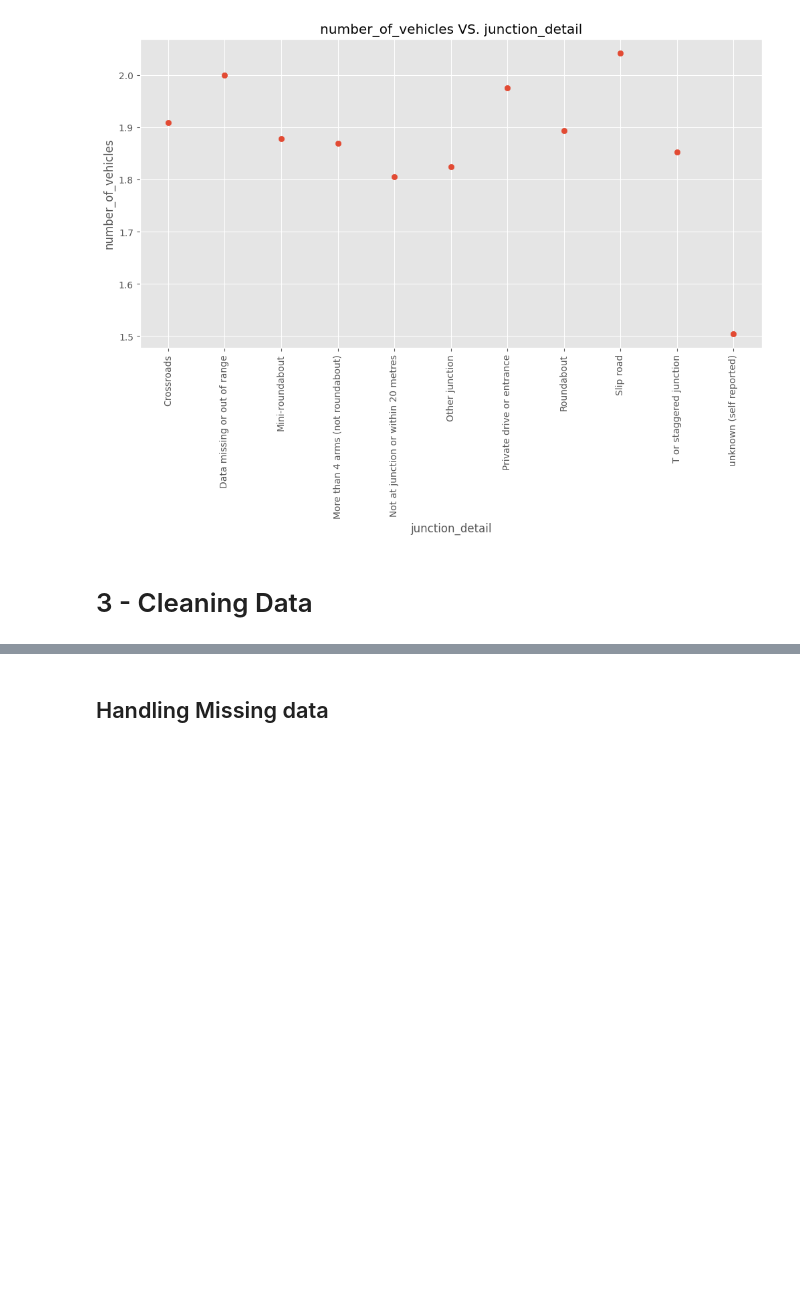
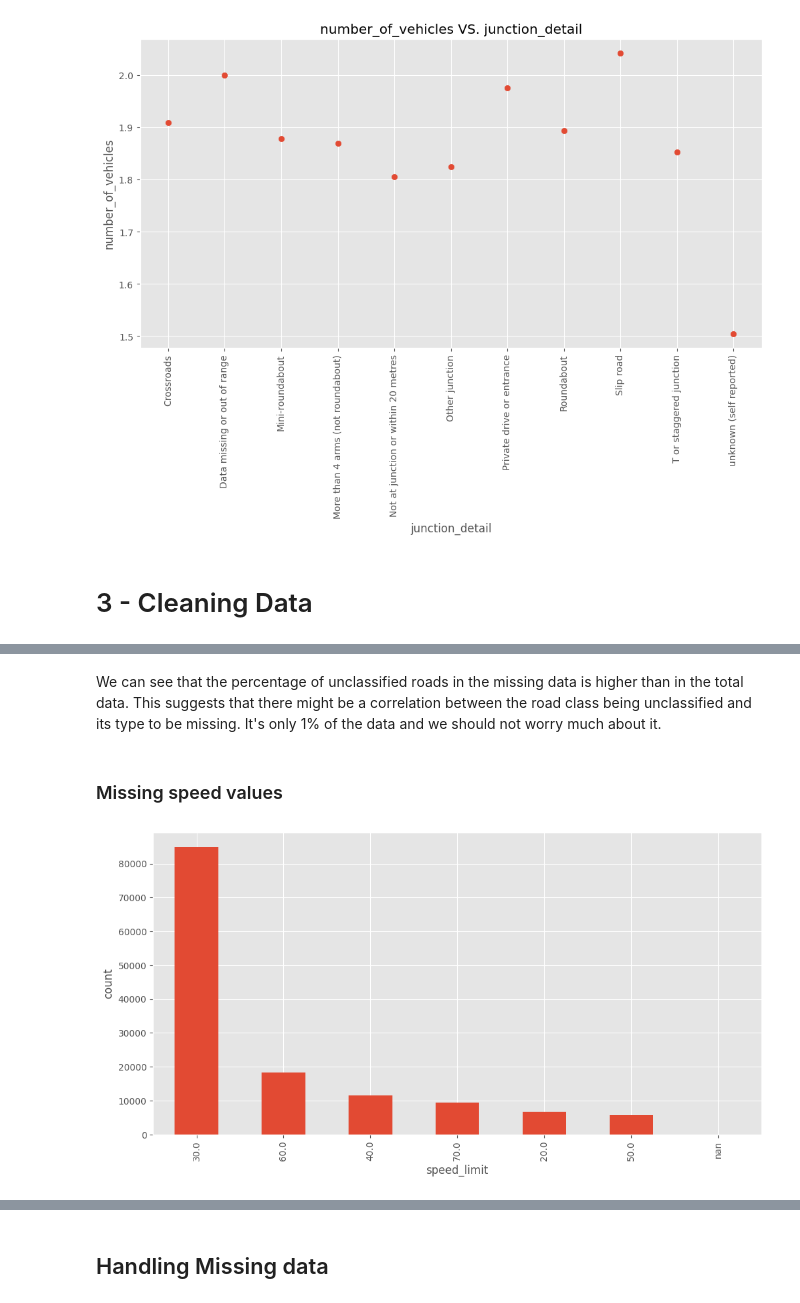
Before and after one commit to Abdelrahman-Khater/DE, a Jupyter notebook: Milestone 1 template.ipynb, the cells around one changed output, grey strips where cells are left out. Cells and saved outputs as stored; diff of their text form; code cells hidden in the pictures; blank space fills up the shorter version.

```diff
--- a/Milestone 1 template.ipynb
+++ b/Milestone 1 template.ipynb
@@ -226,0 +315,9 @@ plt.show()
+# %% [markdown]
+We can see that the percentage of unclassified roads in the missing data is higher than in the total data. This suggests that there might be a correlation between the road class being unclassified and its type to be missing.
+It's only 1% of the data and we should not worry much about it.
+# %% [markdown]
+### Missing speed values
+# %%
+visualize_cols_values_cnt(dataset, 'speed_limit')
+# %% [output]
+[figure, added]
```
Also changed, not shown: parts of 83 cells of this notebook, 1 other file.
